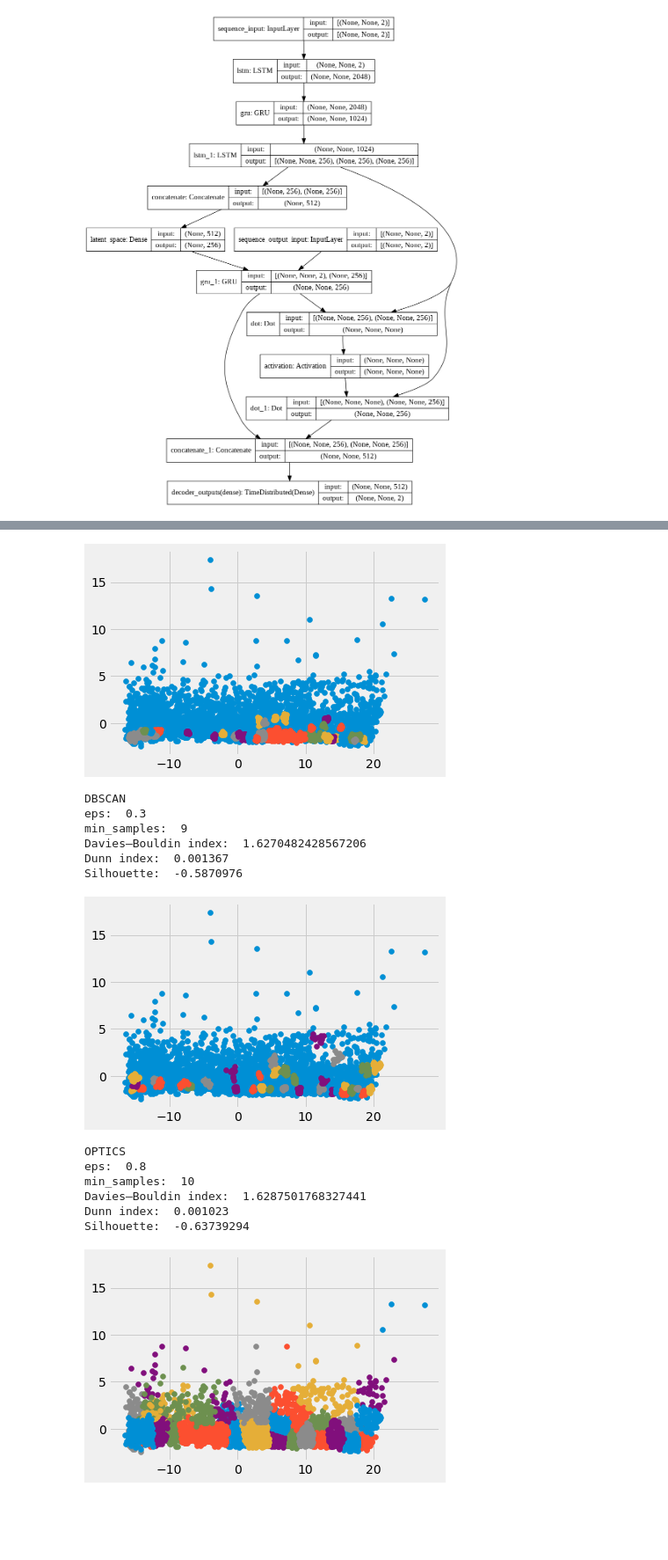
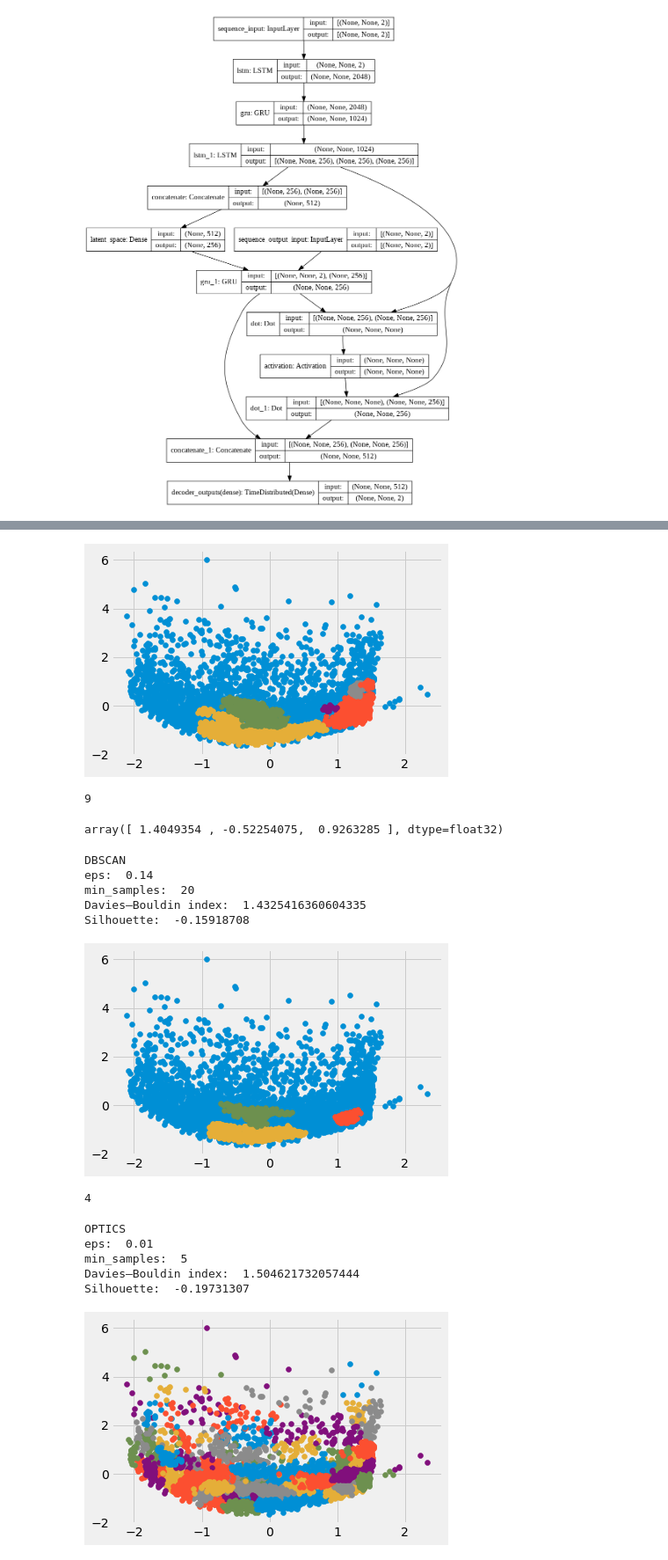
Before and after one commit to ebarkhordar/clustering-of-bank-customers, a Jupyter notebook: Czech_customer_segmentation.ipynb, the cells around one changed output, grey strips where cells are left out. Shown at 88% size. Saved outputs shown, nothing was run; the diff lists cells and outputs as text; code cells hidden in the pictures; blank space fills up the shorter version.

```diff
--- a/Czech_customer_segmentation.ipynb
+++ b/Czech_customer_segmentation.ipynb
@@ -826,7 +824,7 @@ Silhouette:  0.5416678
 # %%
 # dbscan clustering
 # define the model
-dbscan_model = DBSCAN(eps=0.30, min_samples=9)
+dbscan_model = DBSCAN(eps=0.14, min_samples=20)
 # fit model and predict clusters
 dbscan_yhat = dbscan_model.fit_predict(X)
 # retrieve unique clusters
@@ -840,4 +838,12 @@ for cluster in clusters:
 # show the plot
 plt.show()
 # %% [output]
-[figure, old version]
+[figure, new version]
+# %%
+len(set(dbscan_yhat))
+# %% [output]
+9
+# %%
+X[12]
+# %% [output]
+array([ 1.4049354 , -0.52254075,  0.9263285 ], dtype=float32)
@@ -848,22 +864,21 @@ print('eps: ', dbscan_model.eps)
 print('min_samples: ', dbscan_model.min_samples)
 
 print("Davies–Bouldin index: ", davies_bouldin_score(X, labels))
-distance_matrices = pairwise_distances(X)
-dunk = dunn(labels, distance_matrices, diameter_method, cdist_method)
-print("Dunn index: ", round(dunk, 6))
+# distance_matrices = pairwise_distances(X)
+# dunk = dunn(labels, distance_matrices)
+# print("Dunn index: ", round(dunk, 6))
 silhouette_avg = silhouette_score(X, labels)
 print("Silhouette: ", silhouette_avg)
 # %% [output]
 DBSCAN
-eps:  0.3
-min_samples:  9
-Davies–Bouldin index:  1.6270482428567206
-Dunn index:  0.001367
-Silhouette:  -0.5870976
+eps:  0.14
+min_samples:  20
+Davies–Bouldin index:  1.4325416360604335
+Silhouette:  -0.15918708
 # %%
 # optics clustering
 # define the model
-optics_model = OPTICS(eps=0.8, min_samples=10)
+optics_model = OPTICS(xi=0.01, min_cluster_size=200)
 # fit model and predict clusters
 optics_yhat = optics_model.fit_predict(X)
 # retrieve unique clusters
@@ -877,46 +892,49 @@ for cluster in clusters:
 # show the plot
 plt.show()
 # %% [output]
-[figure, old version]
+[figure, new version]
+# %%
+len(set(optics_yhat))
+# %% [output]
+4
 # %%
 labels = optics_yhat
 print("OPTICS")
-print('eps: ', optics_model.eps)
+print('eps: ', optics_model.xi)
 print('min_samples: ', optics_model.min_samples)
 
 print("Davies–Bouldin index: ", davies_bouldin_score(X, labels))
-distance_matrices = pairwise_distances(X)
-dunk = dunn(labels, distance_matrices, diameter_method, cdist_method)
-print("Dunn index: ", round(dunk, 6))
+# distance_matrices = pairwise_distances(X)
+# dunk = dunn(labels, distance_matrices)
+# print("Dunn index: ", round(dunk, 6))
 silhouette_avg = silhouette_score(X, labels)
 print("Silhouette: ", silhouette_avg)
 # %% [output]
 OPTICS
-eps:  0.8
-min_samples:  10
-Davies–Bouldin index:  1.6287501768327441
-Dunn index:  0.001023
-Silhouette:  -0.63739294
+eps:  0.01
+min_samples:  5
+Davies–Bouldin index:  1.504621732057444
+Silhouette:  -0.19731307
 # %%
 # affinity propagation clustering
 # define the model
-affinity_propagation_model = AffinityPropagation(damping = 0.7)
+affinity_propagation_model = AffinityPropagation(damping = 0.553)
 # fit the model
 affinity_propagation_model.fit(X)
 # assign a cluster to each example
 affinity_yhat = affinity_propagation_model.predict(X)
 # retrieve unique clusters
 clusters = unique(affinity_yhat)
 # create scatter plot for samples from each cluster
 for cluster in clusters:
 	# get row indexes for samples with this cluster
 	row_ix = where(affinity_yhat == cluster)
 	# create scatter of these samples
 	plt.scatter(X[row_ix, 0], X[row_ix, 1])
 # show the plot
 plt.show()
 # %% [output]
-[figure, old version]
+[figure, new version]
 # %%
 labels = affinity_yhat
 print("AffinityPropagation")
```
Also changed, not shown: parts of 17 cells of this notebook.
